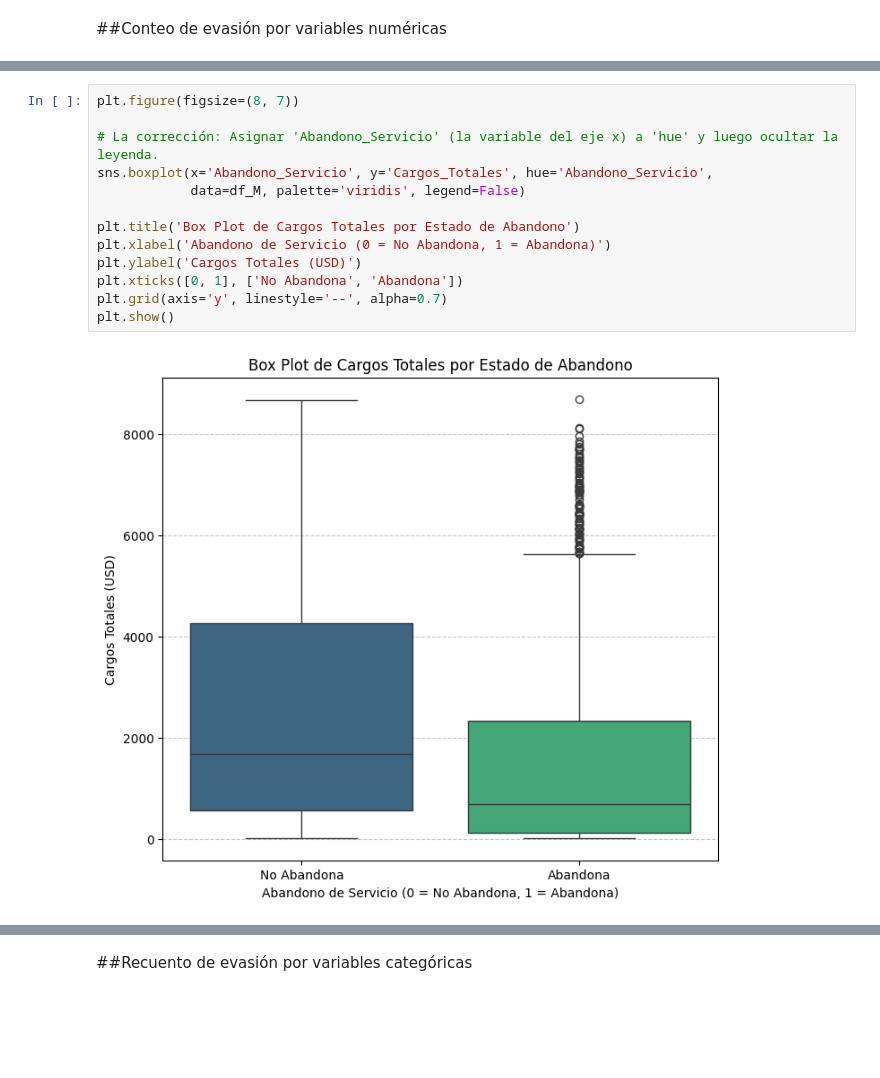
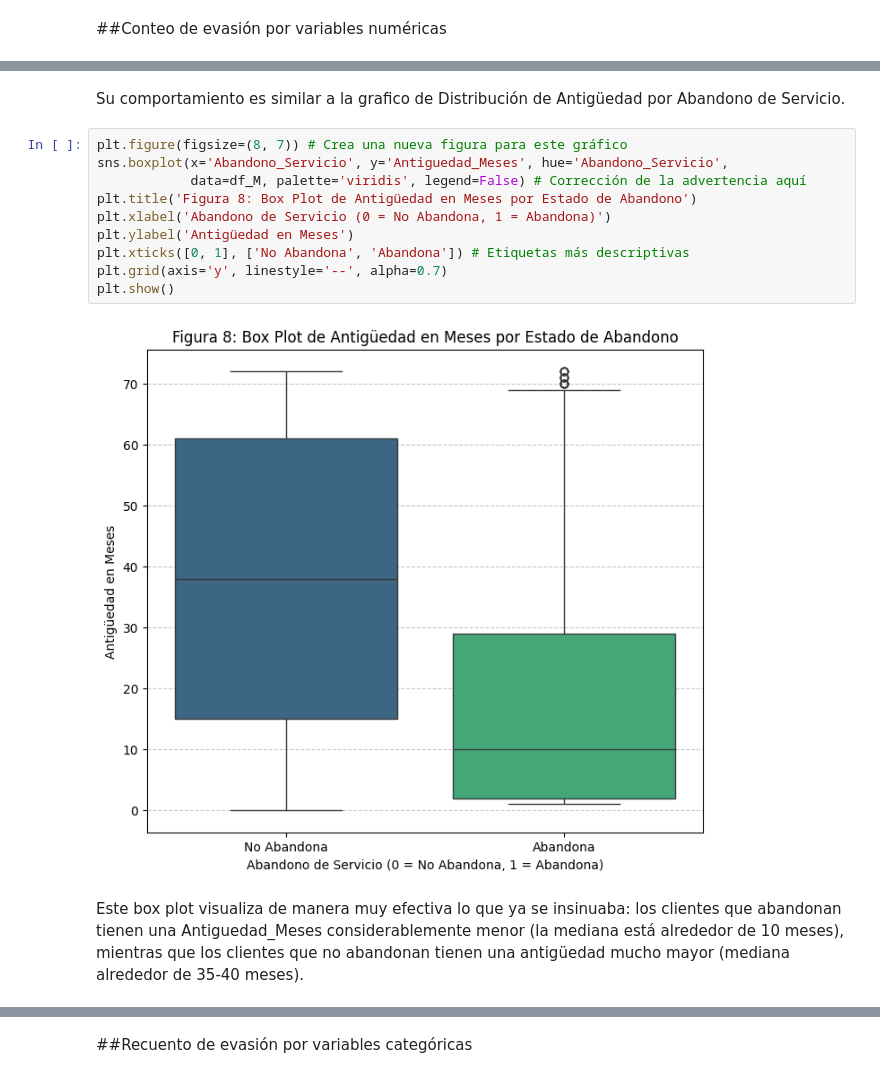
Before and after one commit to Ser2k2/challenge2-data-science-latam, a Jupyter notebook: TelecomX_LATAM.ipynb, the cells around one changed output, grey strips where cells are left out. Cells and saved outputs as stored; diff of their text form; blank space fills up the shorter version.

```diff
--- a/TelecomX_LATAM.ipynb
+++ b/TelecomX_LATAM.ipynb
@@ -1640,17 +1637,18 @@ plt.show()
+# %% [markdown]
+Su comportamiento es similar a la grafico de Distribución de Antigüedad por Abandono de Servicio.
 # %%
-plt.figure(figsize=(8, 7))
-
-# La corrección: Asignar 'Abandono_Servicio' (la variable del eje x) a 'hue' y luego ocultar la leyenda.
-sns.boxplot(x='Abandono_Servicio', y='Cargos_Totales', hue='Abandono_Servicio',
-            data=df_M, palette='viridis', legend=False)
-
-plt.title('Box Plot de Cargos Totales por Estado de Abandono')
+plt.figure(figsize=(8, 7)) # Crea una nueva figura para este gráfico
+sns.boxplot(x='Abandono_Servicio', y='Antiguedad_Meses', hue='Abandono_Servicio',
+            data=df_M, palette='viridis', legend=False) # Corrección de la advertencia aquí
+plt.title('Figura 8: Box Plot de Antigüedad en Meses por Estado de Abandono')
 plt.xlabel('Abandono de Servicio (0 = No Abandona, 1 = Abandona)')
-plt.ylabel('Cargos Totales (USD)')
-plt.xticks([0, 1], ['No Abandona', 'Abandona'])
+plt.ylabel('Antigüedad en Meses')
+plt.xticks([0, 1], ['No Abandona', 'Abandona']) # Etiquetas más descriptivas
 plt.grid(axis='y', linestyle='--', alpha=0.7)
 plt.show()
 # %% [output]
-[figure, old version]
+[figure, new version]
+# %% [markdown]
+Este box plot visualiza de manera muy efectiva lo que ya se insinuaba: los clientes que abandonan tienen una Antiguedad_Meses considerablemente menor (la mediana está alrededor de 10 meses), mientras que los clientes que no abandonan tienen una antigüedad mucho mayor (mediana alrededor de 35-40 meses).
 # %%
 plt.figure(figsize=(10, 6)) # Crea una nueva figura para este gráfico
```
Also changed, not shown: parts of 75 cells of this notebook.
